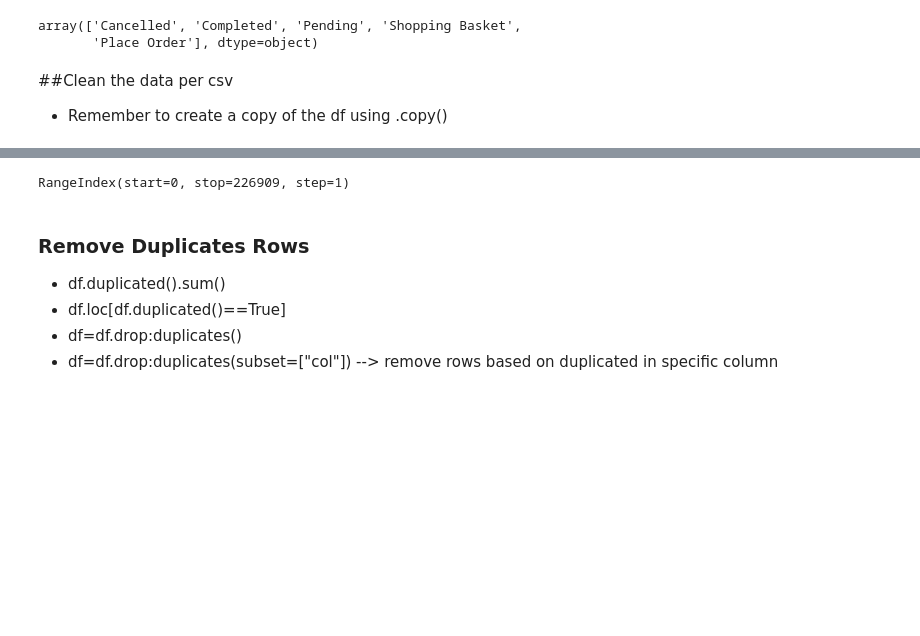
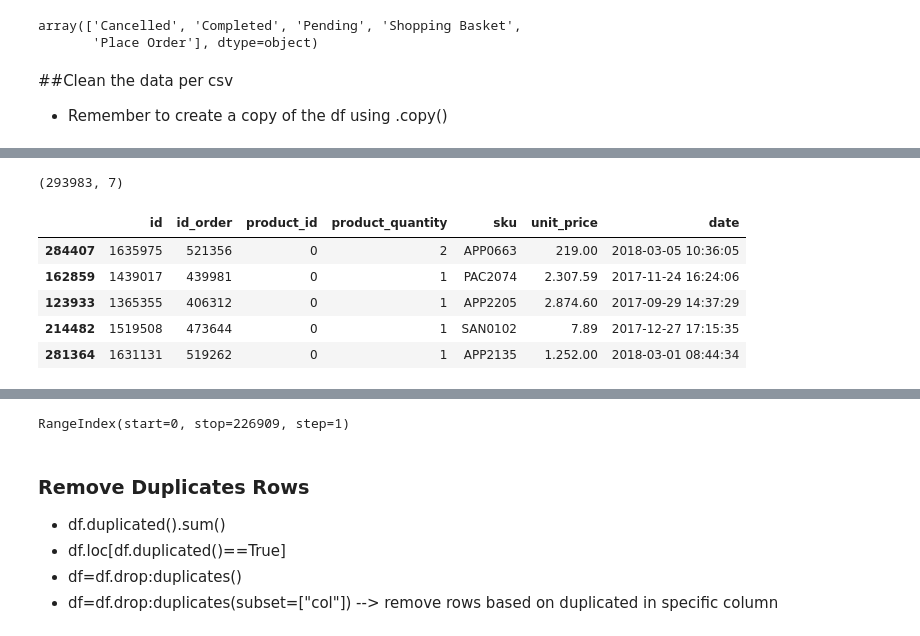
Before and after one commit to JacquelineBashta/DataStorytelling_Pandas_Matlibplot, a Jupyter notebook: Project_2_Eniac.ipynb, the cells around one changed output, grey strips where cells are left out. Cells and saved outputs as stored; diff of their text form; code cells hidden in the pictures; blank space fills up the shorter version.

```diff
--- a/Project_2_Eniac.ipynb
+++ b/Project_2_Eniac.ipynb
@@ -102,0 +329,13 @@ orders_c = orders.copy()
+# %%
+ol.shape
+# %% [output]
+(293983, 7)
+# %%
+ol.sample(5)
+# %% [output]
+|  | id | id_order | product_id | product_quantity | sku | unit_price | date |
+| 284407 | 1635975 | 521356 | 0 | 2 | APP0663 | 219.00 | 2018-03-05 10:36:05 |
+| 162859 | 1439017 | 439981 | 0 | 1 | PAC2074 | 2.307.59 | 2017-11-24 16:24:06 |
+| 123933 | 1365355 | 406312 | 0 | 1 | APP2205 | 2.874.60 | 2017-09-29 14:37:29 |
+| 214482 | 1519508 | 473644 | 0 | 1 | SAN0102 | 7.89 | 2017-12-27 17:15:35 |
+| 281364 | 1631131 | 519262 | 0 | 1 | APP2135 | 1.252.00 | 2018-03-01 08:44:34 |
```
Also changed, not shown: parts of 49 cells of this notebook.
